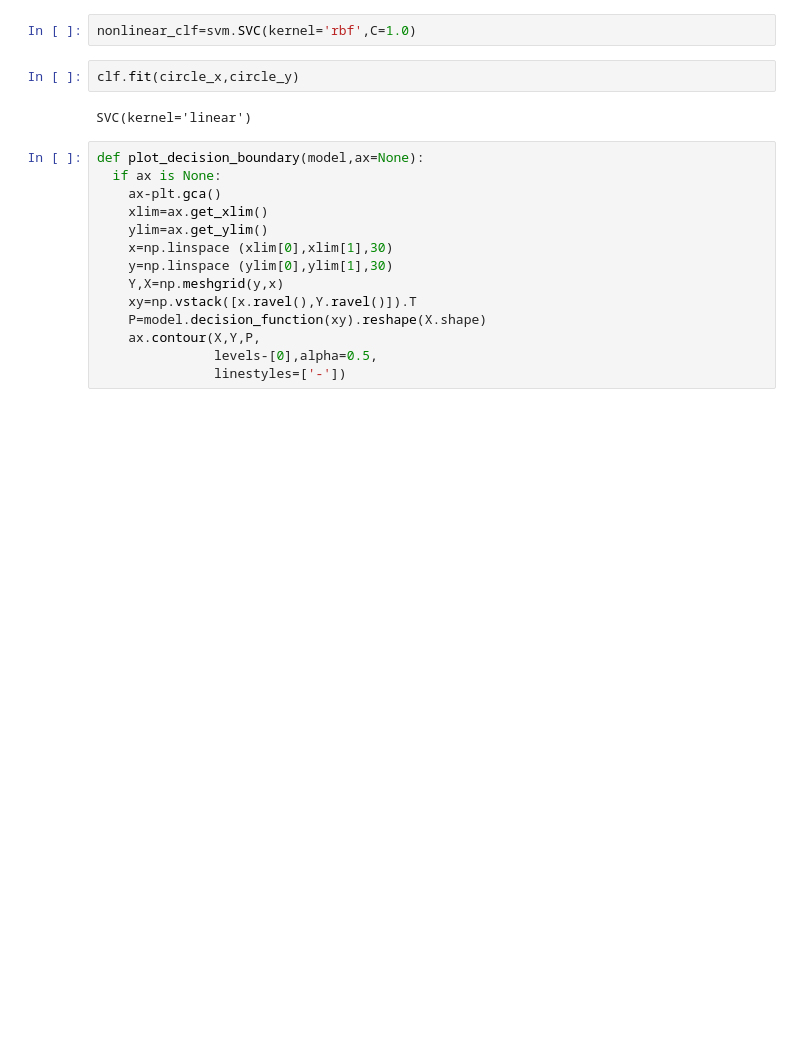
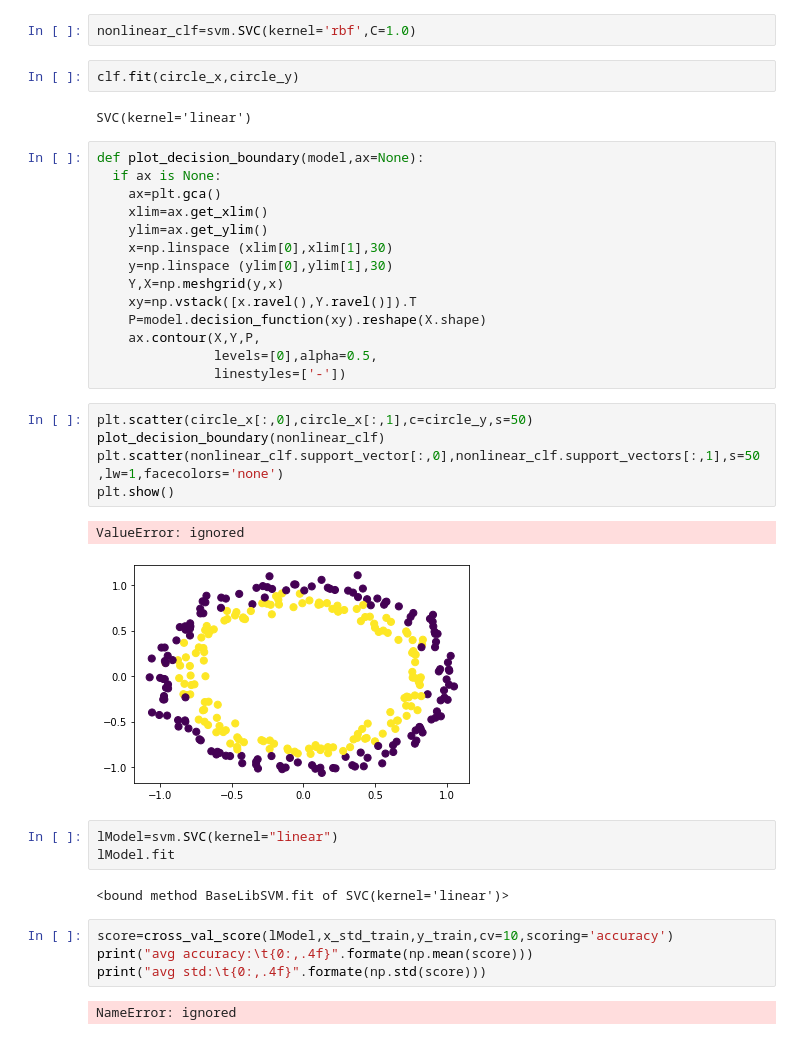
Before and after one commit to Sweety0916/Data-Science, a Jupyter notebook: class_notes/svm_exp4.ipynb, the cells around one changed output. Drawn from its saved outputs; the diff is of its cells as text; blank space fills up the shorter version.

```diff
--- a/class_notes/svm_exp4.ipynb
+++ b/class_notes/svm_exp4.ipynb
@@ -65,7 +65,7 @@ SVC(kernel='linear')
 # %%
 def plot_decision_boundary(model,ax=None):
   if ax is None:
-    ax-plt.gca()
+    ax=plt.gca()
     xlim=ax.get_xlim()
     ylim=ax.get_ylim()
     x=np.linspace (xlim[0],xlim[1],30)
@@ -74,5 +74,24 @@ def plot_decision_boundary(model,ax=None):
     xy=np.vstack([x.ravel(),Y.ravel()]).T
     P=model.decision_function(xy).reshape(X.shape)
     ax.contour(X,Y,P,
-               levels-[0],alpha=0.5,
+               levels=[0],alpha=0.5,
                linestyles=['-'])
+# %%
+plt.scatter(circle_x[:,0],circle_x[:,1],c=circle_y,s=50)
+plot_decision_boundary(nonlinear_clf)
+plt.scatter(nonlinear_clf.support_vector[:,0],nonlinear_clf.support_vectors[:,1],s=50,lw=1,facecolors='none')
+plt.show()
+# %% [output]
+ValueError: ignored
+[figure, added]
+# %%
+lModel=svm.SVC(kernel="linear")
+lModel.fit
+# %% [output]
+<bound method BaseLibSVM.fit of SVC(kernel='linear')>
+# %%
+score=cross_val_score(lModel,x_std_train,y_train,cv=10,scoring='accuracy')
+print("avg accuracy:\t{0:,.4f}".formate(np.mean(score)))
+print("avg std:\t{0:,.4f}".formate(np.std(score)))
+# %% [output]
+NameError: ignored
```
Also changed, not shown: parts of 1 cell of this notebook.
